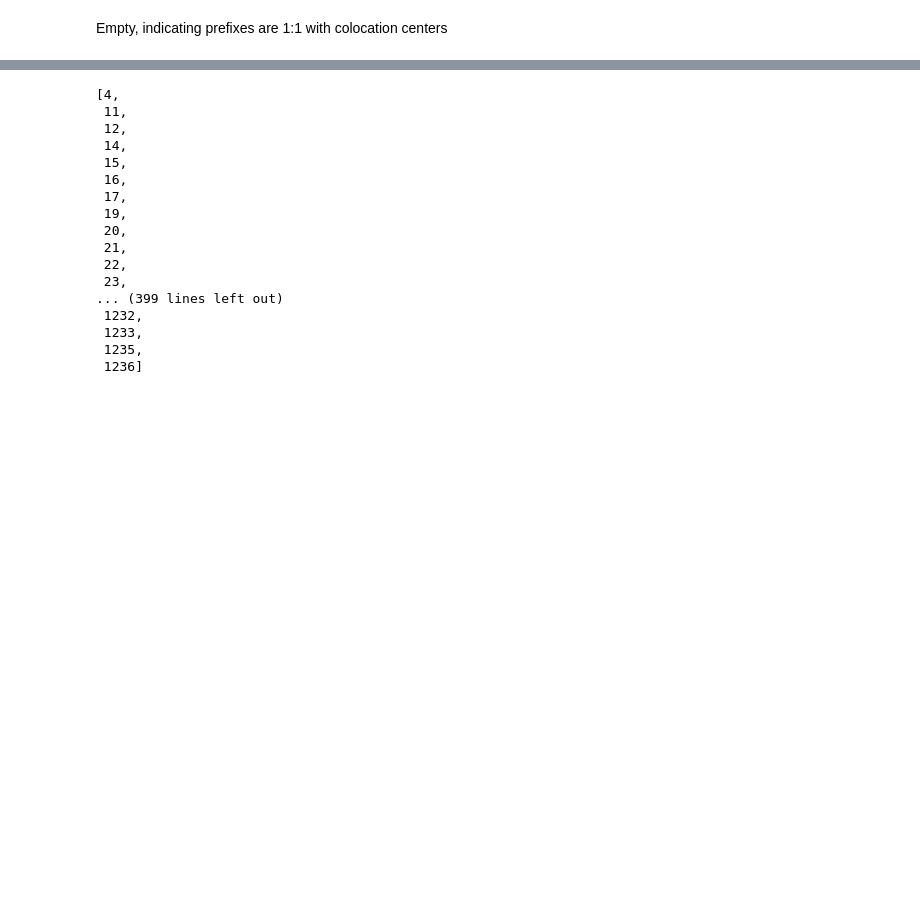
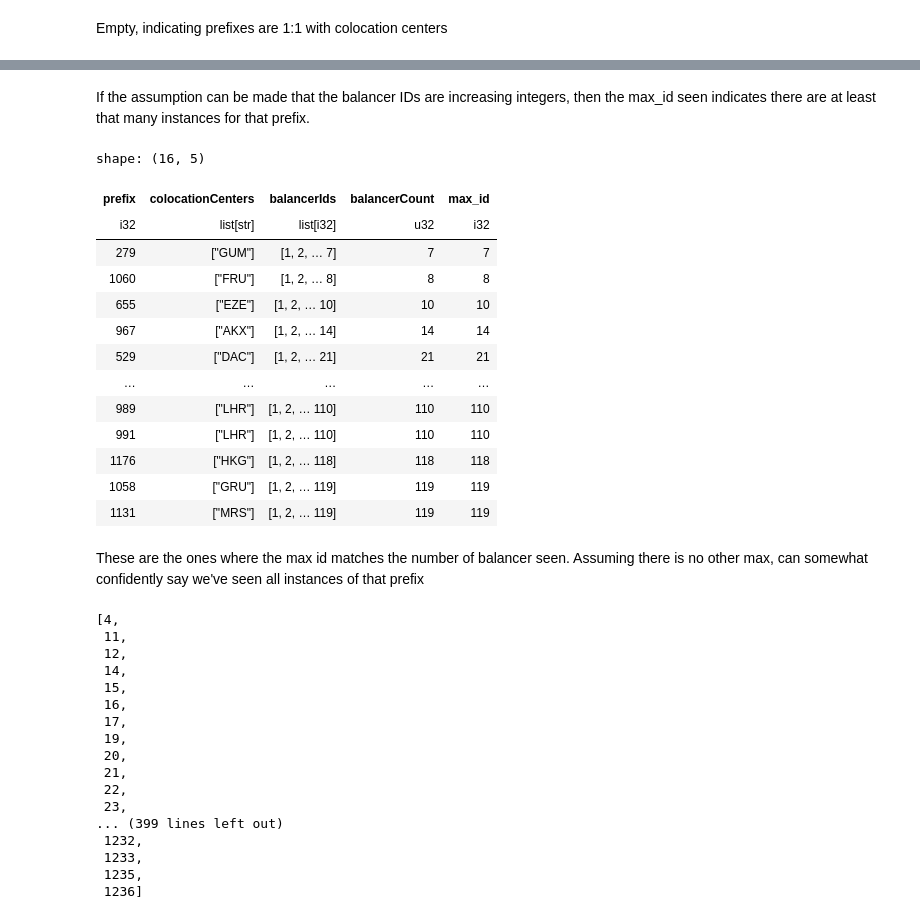
Before and after one commit to YoussefHenna/tud-im-cloudflare-lb-measurments, a Jupyter notebook: analysis/prefixes.ipynb, the cells around one changed output, grey strips where cells are left out. Drawn from its saved outputs; the diff is of its cells as text; code cells hidden in the pictures; blank space fills up the shorter version.

```diff
--- a/analysis/prefixes.ipynb
+++ b/analysis/prefixes.ipynb
@@ -88,3 +121,26 @@ Empty, indicating prefixes are 1:1 with colocation centers
+# %% [markdown]
+If the assumption can be made that the balancer IDs are increasing integers, then the max_id seen indicates there are at least that many instances for that prefix.
+# %%
+max_is_count = with_max_id.filter(pl.col("max_id") == pl.col("balancerCount"))
+
+max_is_count
+# %% [output]
+shape: (16, 5)
+| prefix | colocationCenters | balancerIds | balancerCount | max_id |
+| i32 | list[str] | list[i32] | u32 | i32 |
+| 279 | ["GUM"] | [1, 2, … 7] | 7 | 7 |
+| 1060 | ["FRU"] | [1, 2, … 8] | 8 | 8 |
+| 655 | ["EZE"] | [1, 2, … 10] | 10 | 10 |
+| 967 | ["AKX"] | [1, 2, … 14] | 14 | 14 |
+| 529 | ["DAC"] | [1, 2, … 21] | 21 | 21 |
+| … | … | … | … | … |
+| 989 | ["LHR"] | [1, 2, … 110] | 110 | 110 |
+| 991 | ["LHR"] | [1, 2, … 110] | 110 | 110 |
+| 1176 | ["HKG"] | [1, 2, … 118] | 118 | 118 |
+| 1058 | ["GRU"] | [1, 2, … 119] | 119 | 119 |
+| 1131 | ["MRS"] | [1, 2, … 119] | 119 | 119 |
+# %% [markdown]
+These are the ones where the max id matches the number of balancer seen. Assuming there is no other max, can somewhat confidently say we've seen all instances of that prefix
 # %%
 grouped_by_prefix.sort("prefix")["prefix"].to_list()
 # %% [output]
```
Also changed, not shown: parts of 3 cells of this notebook.
